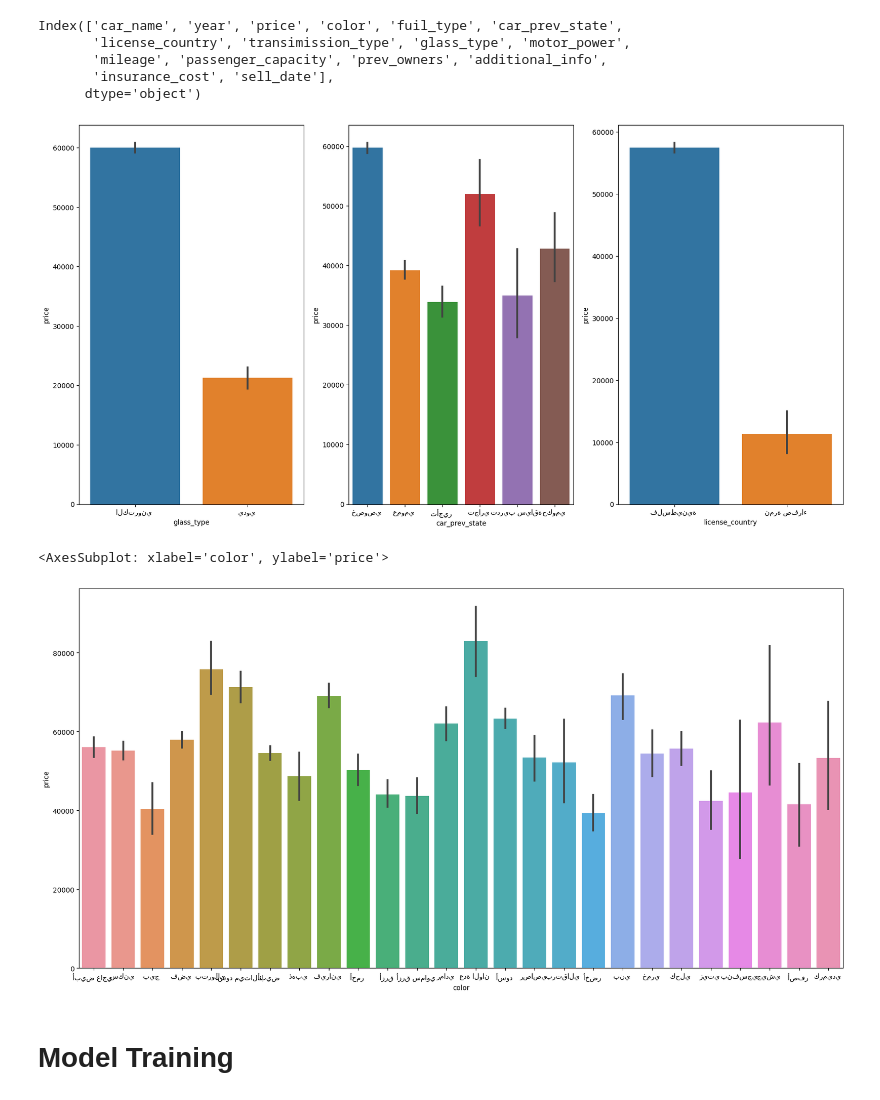
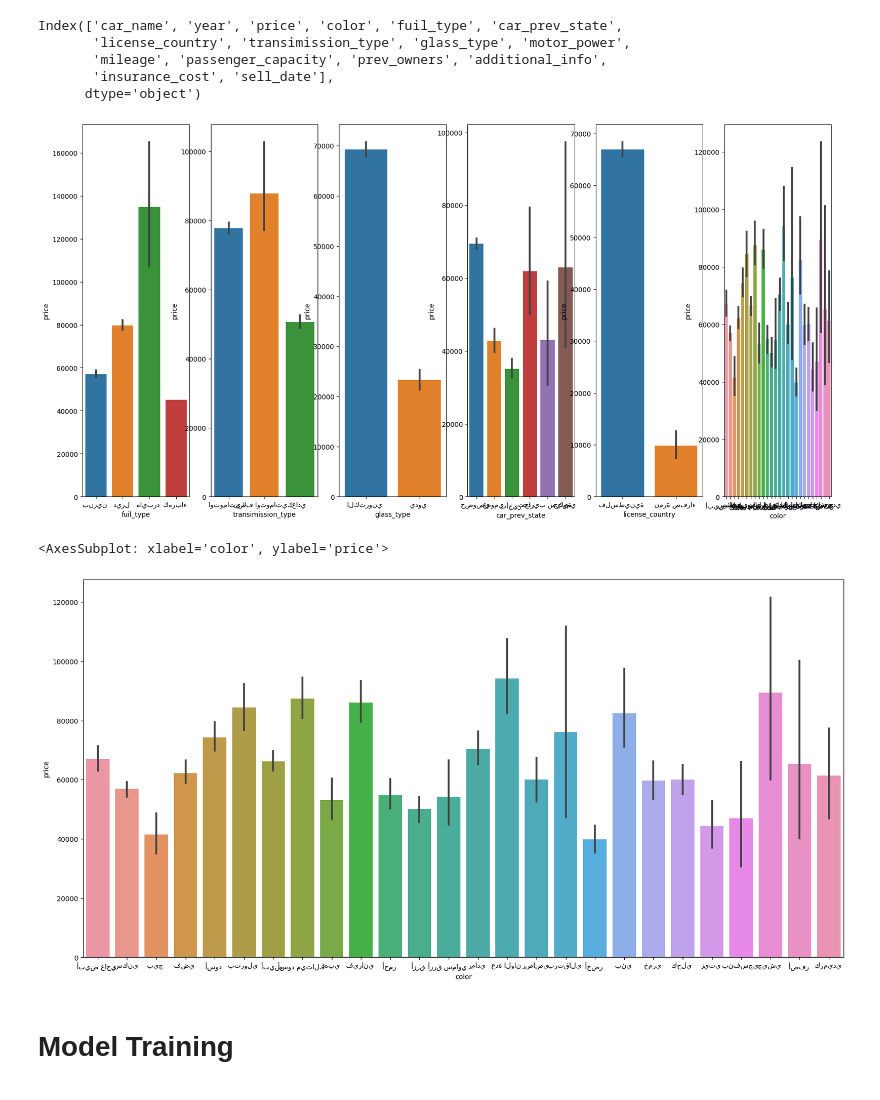
Before and after one commit to mohamadhase/Car-Price-Prediction, a Jupyter notebook: notebooks/car_prediction_v2.ipynb, the cells around one changed output. Saved outputs shown, nothing was run; the diff lists cells and outputs as text; code cells hidden in the pictures.

```diff
--- a/notebooks/car_prediction_v2.ipynb
+++ b/notebooks/car_prediction_v2.ipynb
@@ -319,4 +302,4 @@ car_data = car_data[~((car_data['motor_power'] < (Q1['motor_power'] - 1.5 * IQR[
 # remove the outliers rows from the mile_age column
 car_data = car_data[~((car_data['mileage'] < (Q1['mileage'] - 1.5 * IQR['mileage'])) |(car_data['mileage'] > (Q3['mileage'] + 1.5 * IQR['mileage'])))]
 # remove the outliers rows from the insurance_cost column
-car_data = car_data[~((car_data['insurance_cost'] < (Q1['insurance_cost'] - 1.5 * IQR['insurance_cost'])) |(car_data['insurance_cost'] > (Q3['insurance_cost'] + 1.5 * IQR['insurance_cost'])))]
+car_data = car_data[~((car_data['prev_owners'] < (Q1['prev_owners'] - 1.5 * IQR['prev_owners'])) |(car_data['prev_owners'] > (Q3['prev_owners'] + 1.5 * IQR['prev_owners'])))]
@@ -353,15 +363,14 @@ Index(['car_name', 'year', 'price', 'color', 'fuil_type', 'car_prev_state',
        'insurance_cost', 'sell_date'],
       dtype='object')
 # %%
-nomenal_features = ['fuil_type','transimission_type']
-ordinal_features = [ 'glass_type', 'car_prev_state','license_country']
+nomenal_features = ['fuil_type','transimission_type','glass_type', 'car_prev_state','license_country','color']
 # %%
 
 
 plt.figure(figsize=(20, 10))
-for index,feature in enumerate(ordinal_features):
-    plt.subplot(1, 3, index+1)
+for index,feature in enumerate(nomenal_features):
+    plt.subplot(1, len(nomenal_features), index+1)
     sns.barplot(x=feature, y='price', data=car_data)
     #the arabic text is flipped so i used this code to fix it
 # %% [output]
-[figure, old version]
+[figure, new version]
@@ -392,6 +380,6 @@ plt.figure(figsize=(20, 10))
 sns.barplot(x='color', y='price', data=car_data)
 # %% [output]
 <AxesSubplot: xlabel='color', ylabel='price'>
-[figure, old version]
+[figure, new version]
 # %% [markdown]
 # Model Training
```
Also changed, not shown: parts of 18 cells of this notebook, 18 other files.
